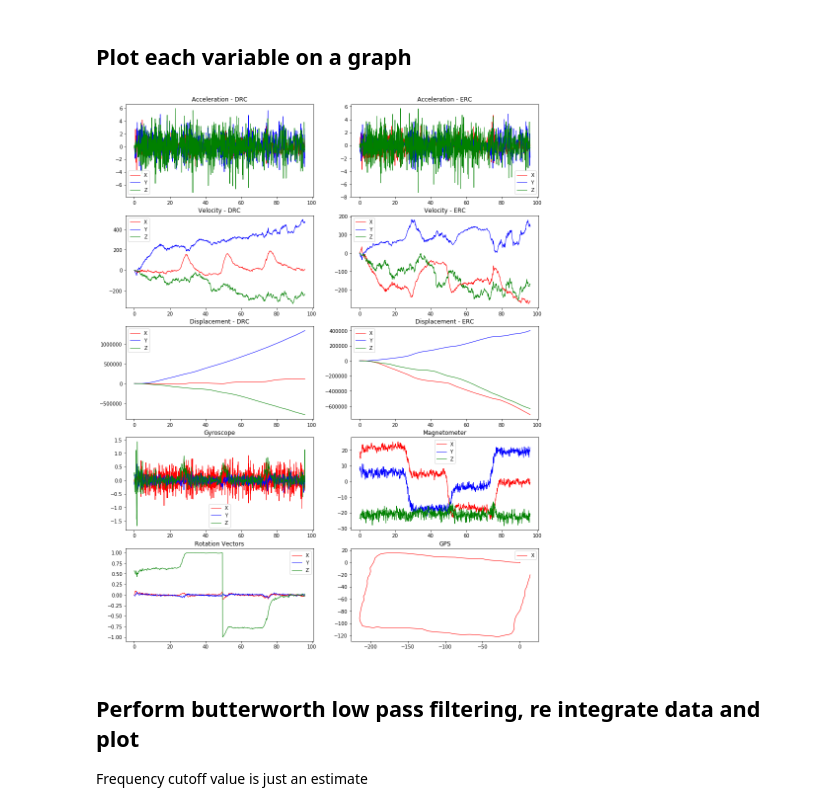
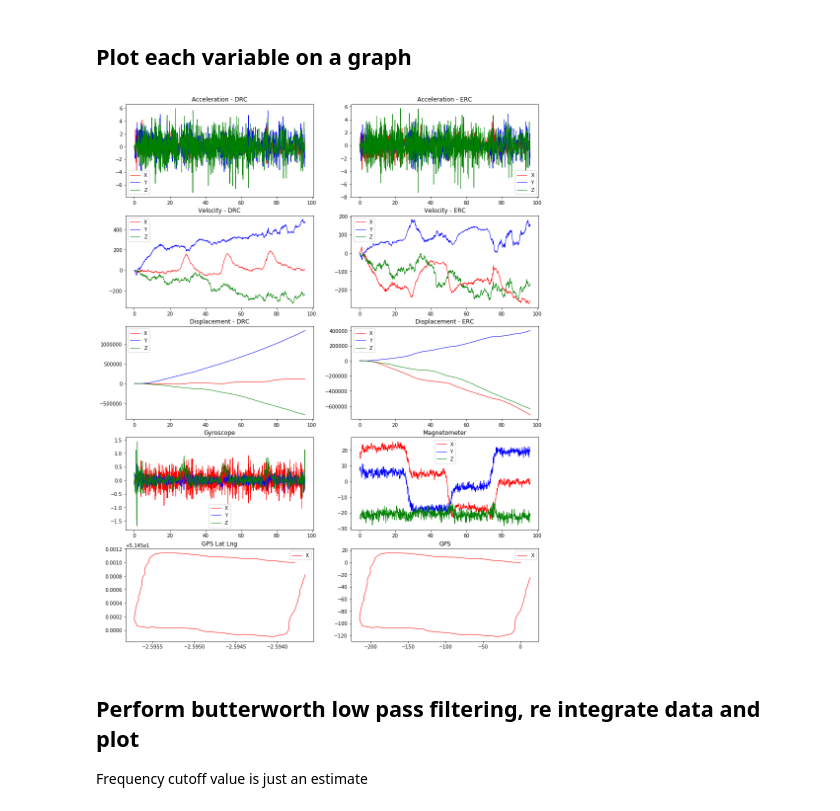
Before and after one commit to harrywaugh/ActivityTrackingWithSensorFusion, a Jupyter notebook: Analyse IMU Stream - KALMAN.ipynb, the cells around one changed output. Drawn from its saved outputs; the diff is of its cells as text; code cells hidden in the pictures.

```diff
--- a/Analyse IMU Stream - KALMAN.ipynb
+++ b/Analyse IMU Stream - KALMAN.ipynb
@@ -204,38 +243,36 @@ def plot_data(data):
     plt.plot(data.dis_ERC[:, 0], data.dis_ERC[:, 1], 'r-', lw=1, label='X')
     plt.plot(data.dis_ERC[:, 0], data.dis_ERC[:, 2], 'b-', lw=1, label='Y')
     plt.plot(data.dis_ERC[:, 0], data.dis_ERC[:, 3], 'g-', lw=1, label='Z')
     plt.title("Displacement - ERC")
     ax.legend()
 
     ax=plt.subplot(527)
     plt.plot(data.gyro[:, 0], data.gyro[:, 1], 'r-', lw=1, label='X')
     plt.plot(data.gyro[:, 0], data.gyro[:, 2], 'b-', lw=1, label='Y')
     plt.plot(data.gyro[:, 0], data.gyro[:, 3], 'g-', lw=1, label='Z')
     plt.title("Gyroscope")
     ax.legend()
 
     ax=plt.subplot(528)
     plt.plot(data.mag[:, 0], data.mag[:, 1], 'r-', lw=1, label='X')
     plt.plot(data.mag[:, 0], data.mag[:, 2], 'b-', lw=1, label='Y')
     plt.plot(data.mag[:, 0], data.mag[:, 3], 'g-', lw=1, label='Z')
     plt.title("Magnetometer")
     ax.legend()
 
     ax=plt.subplot(529)
-    plt.plot(data.rot_vec[:, 0], data.rot_vec[:, 1], 'r-', lw=1, label='X')
-    plt.plot(data.rot_vec[:, 0], data.rot_vec[:, 2], 'b-', lw=1, label='Y')
-    plt.plot(data.rot_vec[:, 0], data.rot_vec[:, 3], 'g-', lw=1, label='Z')
-    plt.title("Rotation Vectors") ##Proof that values are reversed, should be -9.8 its 9.8
+    plt.plot(data.gps_latlng[:, 1], data.gps_latlng[:, 2], 'r-', lw=1, label='X')
+    plt.title("GPS Lat Lng") ##Proof that values are reversed, should be -9.8 its 9.8
     ax.legend()
 
     ax=plt.subplot(5, 2, 10)
     plt.plot(data.gps[:, 1], data.gps[:, 2], 'r-', lw=1, label='X')
     plt.title("GPS") ##Proof that values are reversed, should be -9.8 its 9.8
     ax.legend()
 
 plot_data(data)
 # %% [output]
-[figure, old version]
+[figure, new version]
 # %% [markdown]
 ## Perform butterworth low pass filtering, re integrate data and plot
 Frequency cutoff value is just an estimate
```
Also changed, not shown: parts of 9 cells of this notebook, 6 other files.
